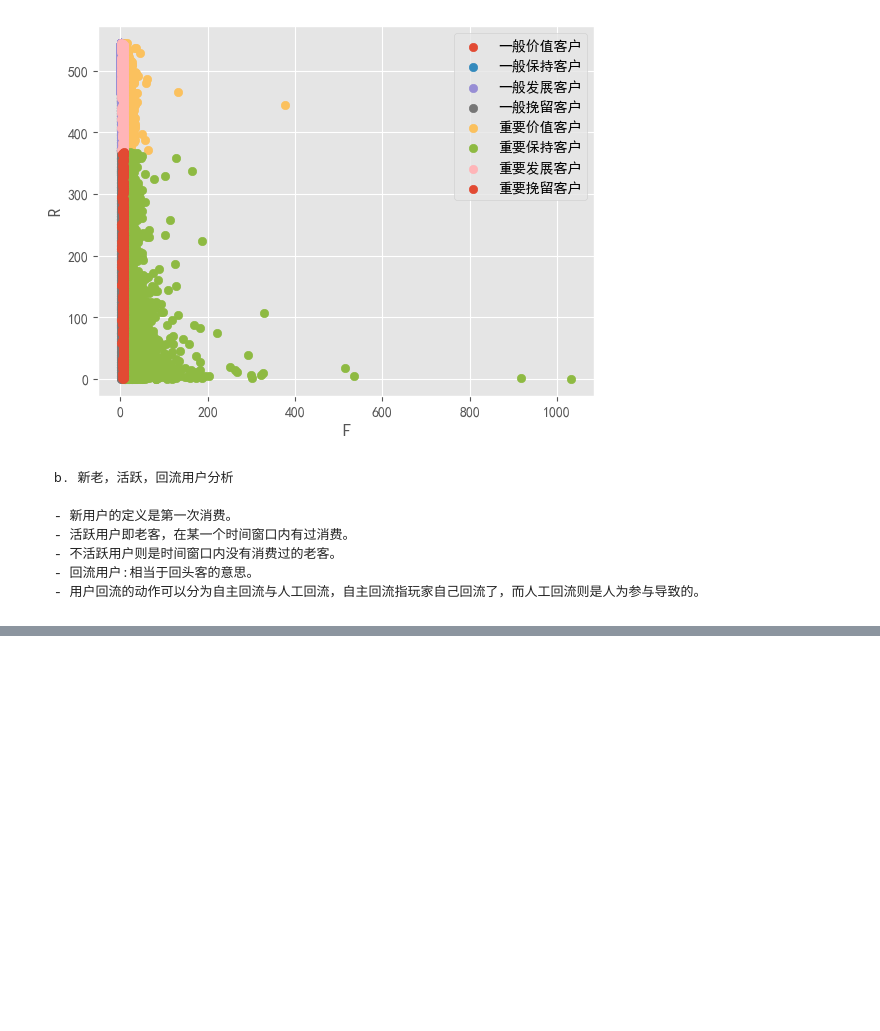
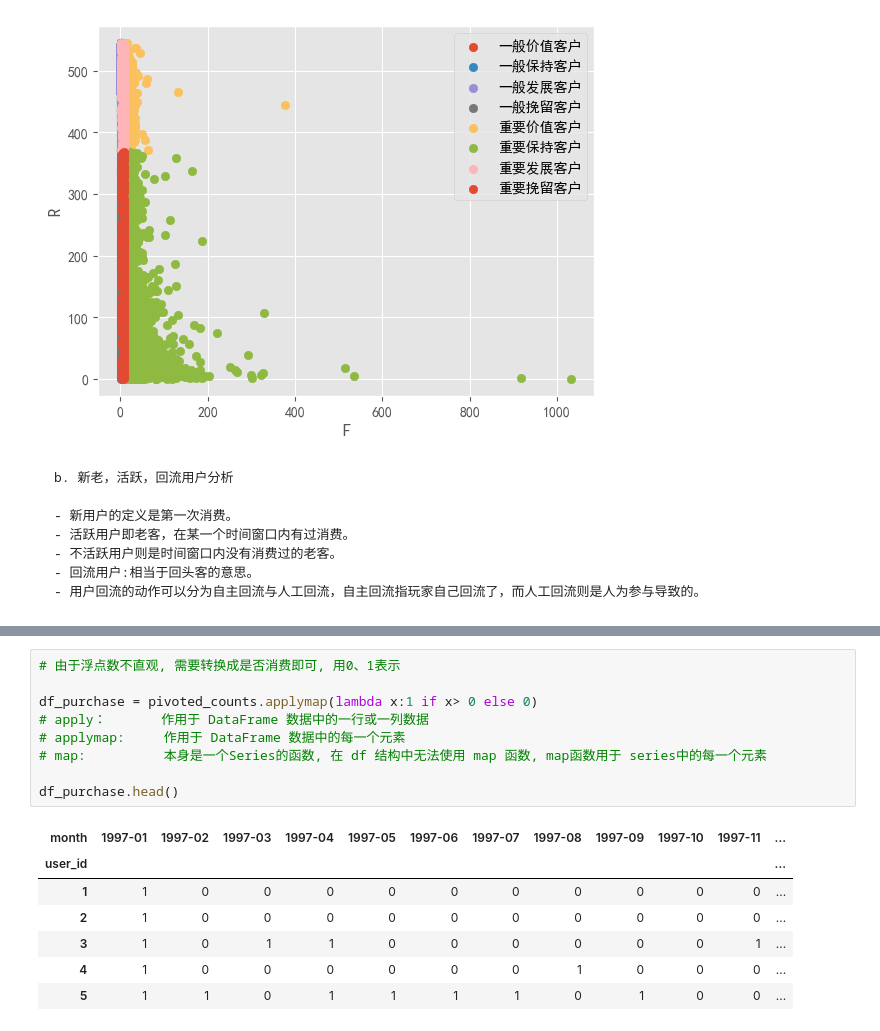
Before and after one commit to Fade-Smile/Basic-of-Data-Analyst, a Jupyter notebook: Project/3. User consumption behavior data analysis.ipynb, the cells around one changed output, grey strips where cells are left out. Saved outputs shown, nothing was run; the diff lists cells and outputs as text; blank space fills up the shorter version.

```diff
--- a/Project/3. User consumption behavior data analysis.ipynb
+++ b/Project/3. User consumption behavior data analysis.ipynb
@@ -373,0 +391,17 @@ Text(0, 0.5, 'R')
+# %%
+# 由于浮点数不直观, 需要转换成是否消费即可, 用0、1表示
+
+df_purchase = pivoted_counts.applymap(lambda x:1 if x> 0 else 0)
+# apply：       作用于 DataFrame 数据中的一行或一列数据
+# applymap:     作用于 DataFrame 数据中的每一个元素
+# map:          本身是一个Series的函数, 在 df 结构中无法使用 map 函数, map函数用于 series中的每一个元素
+
+df_purchase.head()
+# %% [output]
+| month | 1997-01 | 1997-02 | 1997-03 | 1997-04 | 1997-05 | 1997-06 | 1997-07 | 1997-08 | 1997-09 | 1997-10 | 1997-11 | ... |
+| user_id |  |  |  |  |  |  |  |  |  |  |  | ... |
+| 1 | 1 | 0 | 0 | 0 | 0 | 0 | 0 | 0 | 0 | 0 | 0 | ... |
+| 2 | 1 | 0 | 0 | 0 | 0 | 0 | 0 | 0 | 0 | 0 | 0 | ... |
+| 3 | 1 | 0 | 1 | 1 | 0 | 0 | 0 | 0 | 0 | 0 | 1 | ... |
+| 4 | 1 | 0 | 0 | 0 | 0 | 0 | 0 | 1 | 0 | 0 | 0 | ... |
+| 5 | 1 | 1 | 0 | 1 | 1 | 1 | 1 | 0 | 1 | 0 | 0 | ... |
```
Also changed, not shown: parts of 5 cells of this notebook.
